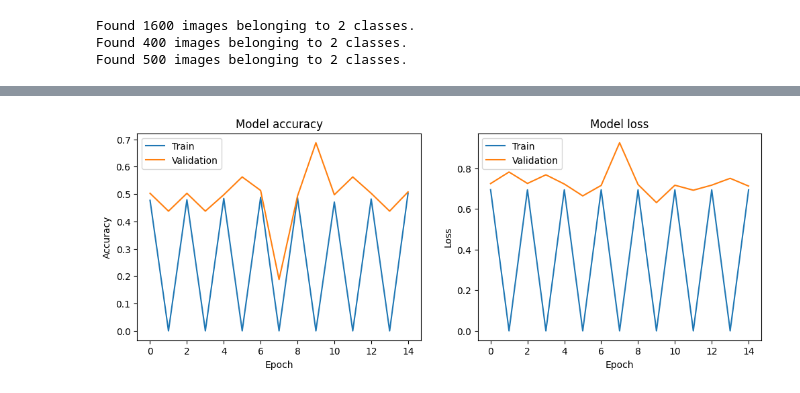
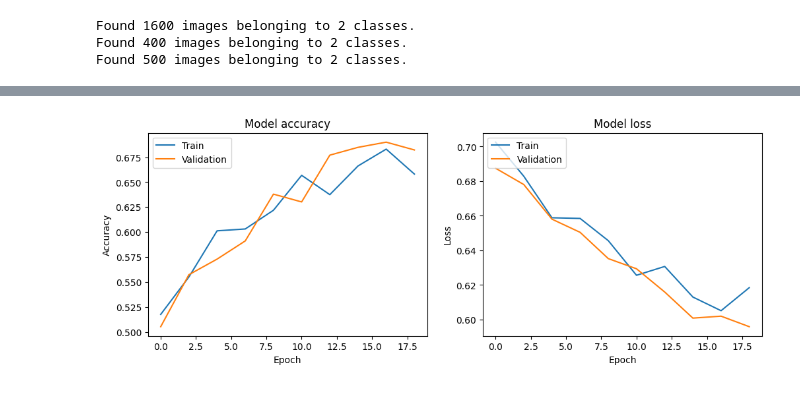
Before and after one commit to Lyceriuss/Python-Henrik-Pedersen-OPA2023, a Jupyter notebook: AI2-Lab2/Labb.ipynb, the cells around one changed output, grey strips where cells are left out. Cells and saved outputs as stored; diff of their text form; code cells hidden in the pictures.

Commit message:
Nya augmentation + Shuffle + ReduceLR = 0.71 Accuracy.

```diff
--- a/AI2-Lab2/Labb.ipynb
+++ b/AI2-Lab2/Labb.ipynb
@@ -257,9 +255,7 @@ train_datagen = ImageDataGenerator(
     fill_mode="nearest",
     #Added segments
     brightness_range=[0.8, 1.2],
-    channel_shift_range=50.0,
-    preprocessing_function=lambda img: add_gaussian_noise(
-        random_crop_function(img))
+    channel_shift_range=50.0
 )
 
 val_test_datagen = ImageDataGenerator(rescale=1.0/255.0)
@@ -268,21 +264,25 @@ train_generator = train_datagen.flow_from_directory(
     train_dir,
     target_size=(150, 150),
     batch_size=32,
-    class_mode="binary"
+    class_mode="binary",
+    shuffle=True                #Added functionality
 )
 
 val_generator = val_test_datagen.flow_from_directory(
     val_dir,
     target_size=(150, 150),
     batch_size=32,
-    class_mode="binary"
+    class_mode="binary",
+    shuffle=True                #Added functionality
+
 )
 
 test_generator = val_test_datagen.flow_from_directory(
     test_dir,
     target_size=(150, 150),
     batch_size=32,
-    class_mode="binary"
+    class_mode="binary",
+    shuffle=True
 )
 # %% [output]
 Found 1600 images belonging to 2 classes.
@@ -307,15 +307,20 @@ model = Sequential([
 # %%
 model.compile(
     loss="binary_crossentropy",
-    optimizer="adam",
+    optimizer=Adam(learning_rate=0.0001),
     metrics=["accuracy"]
 )
+
+reduce_lr = ReduceLROnPlateau(
+    monitor="val_loss", factor=0.2, patience=4, min_lr=0.00001)
 # %%
+# Train the model with a larger batch size
 history = model.fit(
     train_generator,
     steps_per_epoch=train_generator.samples // train_generator.batch_size,
     validation_data=val_generator,
     validation_steps=val_generator.samples // val_generator.batch_size,
-    epochs=15
+    epochs=20,
+    callbacks=[reduce_lr]
 )
 # %% [output]
@@ -351,22 +356,34 @@ Test accuracy: 0.5
 # %%
+#Updated and improved Accuracy/Model.
+
+#Gippity
+even_epochs = [i for i in range(
+    len(history.history['accuracy'])) if i % 2 == 0]
+
+
+even_accuracy = [history.history['accuracy'][i] for i in even_epochs]
+even_val_accuracy = [history.history['val_accuracy'][i] for i in even_epochs]
+even_loss = [history.history['loss'][i] for i in even_epochs]
+even_val_loss = [history.history['val_loss'][i] for i in even_epochs]
+
 plt.figure(figsize=(12, 4))
 
 plt.subplot(1, 2, 1)
-plt.plot(history.history["accuracy"], label="Train")
-plt.plot(history.history["val_accuracy"], label="Validation")
+plt.plot(even_epochs, even_accuracy, label="Train")
+plt.plot(even_epochs, even_val_accuracy, label="Validation")
 plt.title("Model accuracy")
 plt.ylabel("Accuracy")
 plt.xlabel("Epoch")
 plt.legend(loc="upper left")
 
 plt.subplot(1, 2, 2)
-plt.plot(history.history["loss"], label="Train")
-plt.plot(history.history["val_loss"], label="Validation")
+plt.plot(even_epochs, even_loss, label="Train")
+plt.plot(even_epochs, even_val_loss, label="Validation")
 plt.title("Model loss")
 plt.ylabel("Loss")
 plt.xlabel("Epoch")
 plt.legend(loc="upper left")
 
 plt.show()
 # %% [output]
-[figure, old version]
+[figure, new version]
```
Also changed, not shown: parts of 8 cells of this notebook.
